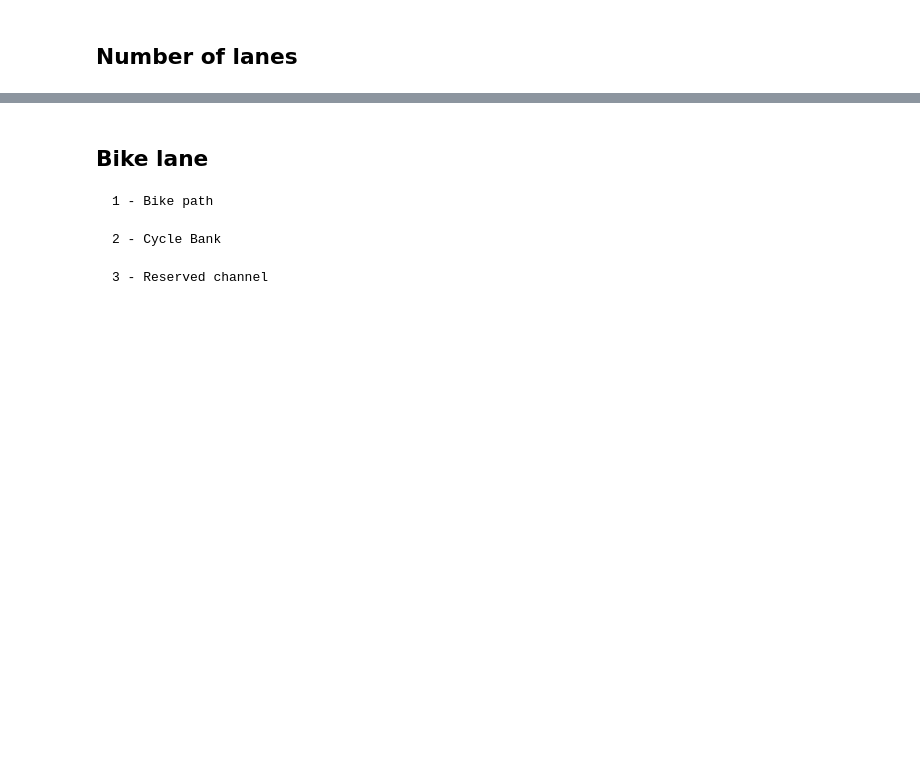
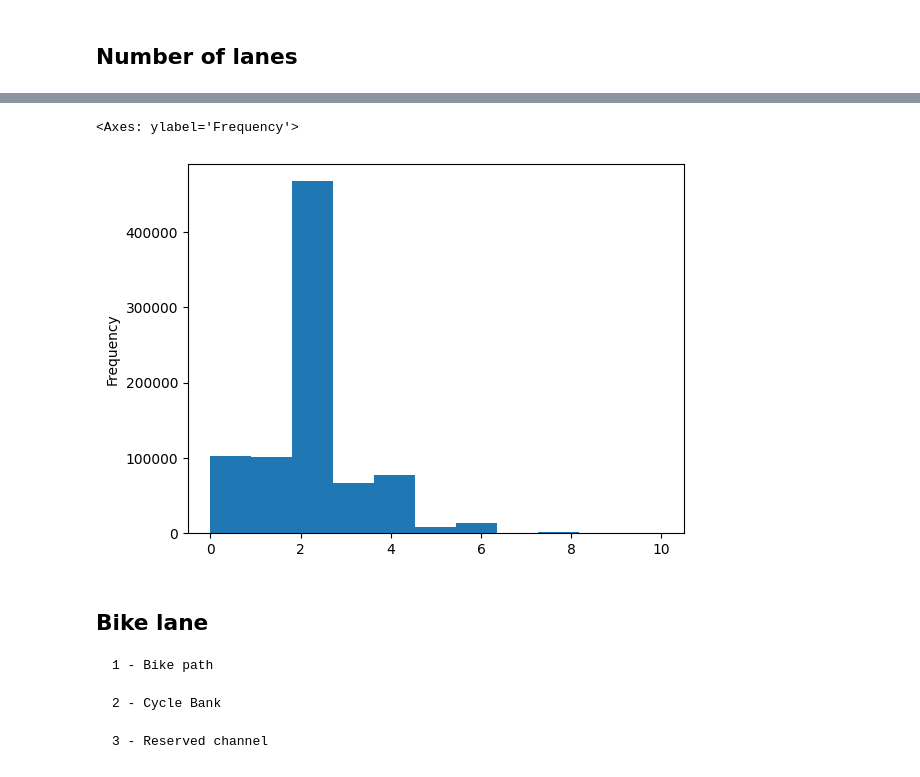
Before and after one commit to annagergaly/french-accidents, a Jupyter notebook: places.ipynb, the cells around one changed output, grey strips where cells are left out. Cells and saved outputs as stored; diff of their text form; code cells hidden in the pictures; blank space fills up the shorter version.

```diff
--- a/places.ipynb
+++ b/places.ipynb
@@ -263,3 +198,8 @@ Name: num_lanes, Length: 839985, dtype: float64
+# %%
+df['num_lanes'].plot(kind='hist', bins=11)
+# %% [output]
+<Axes: ylabel='Frequency'>
+[figure, added]
 # %% [markdown]
 ## Bike lane
 
```
Also changed, not shown: parts of 35 cells of this notebook.
